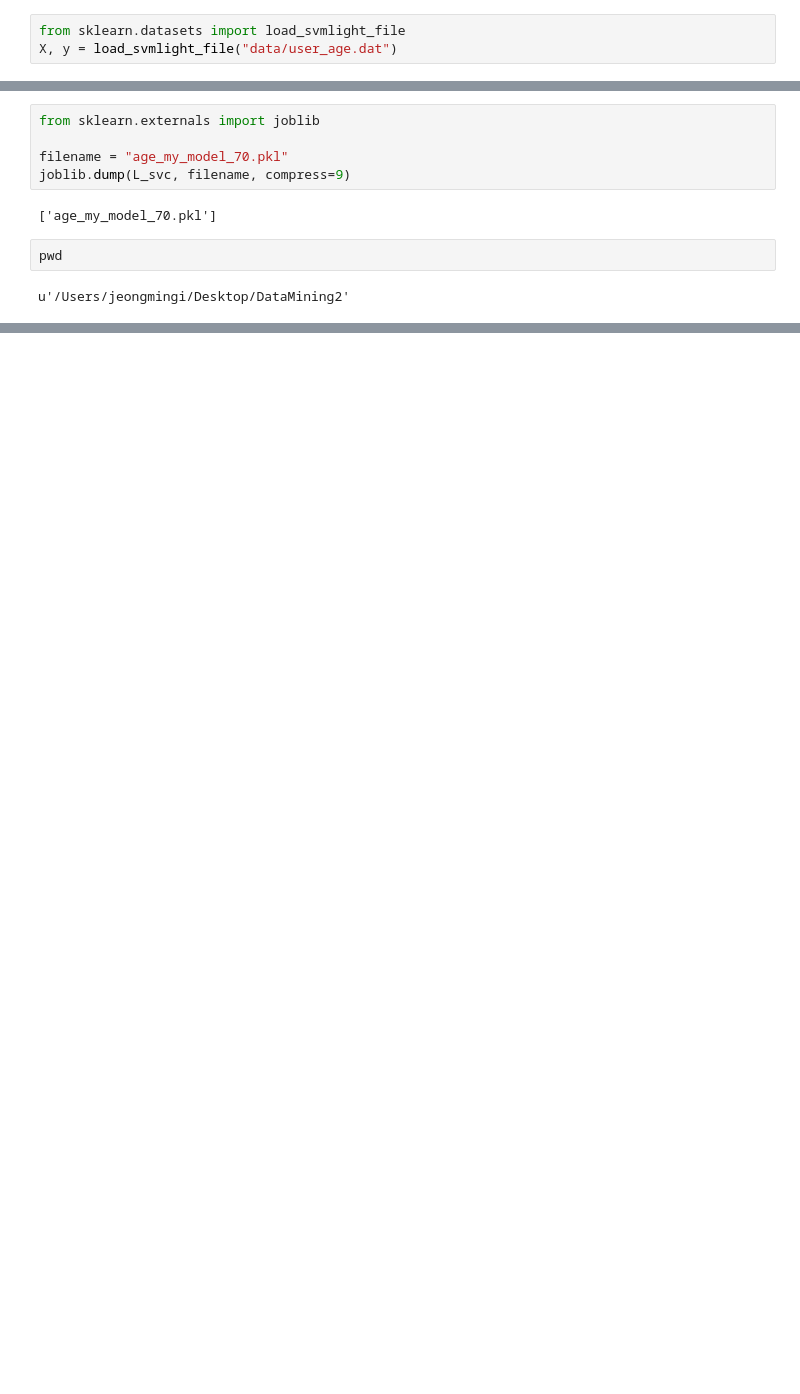
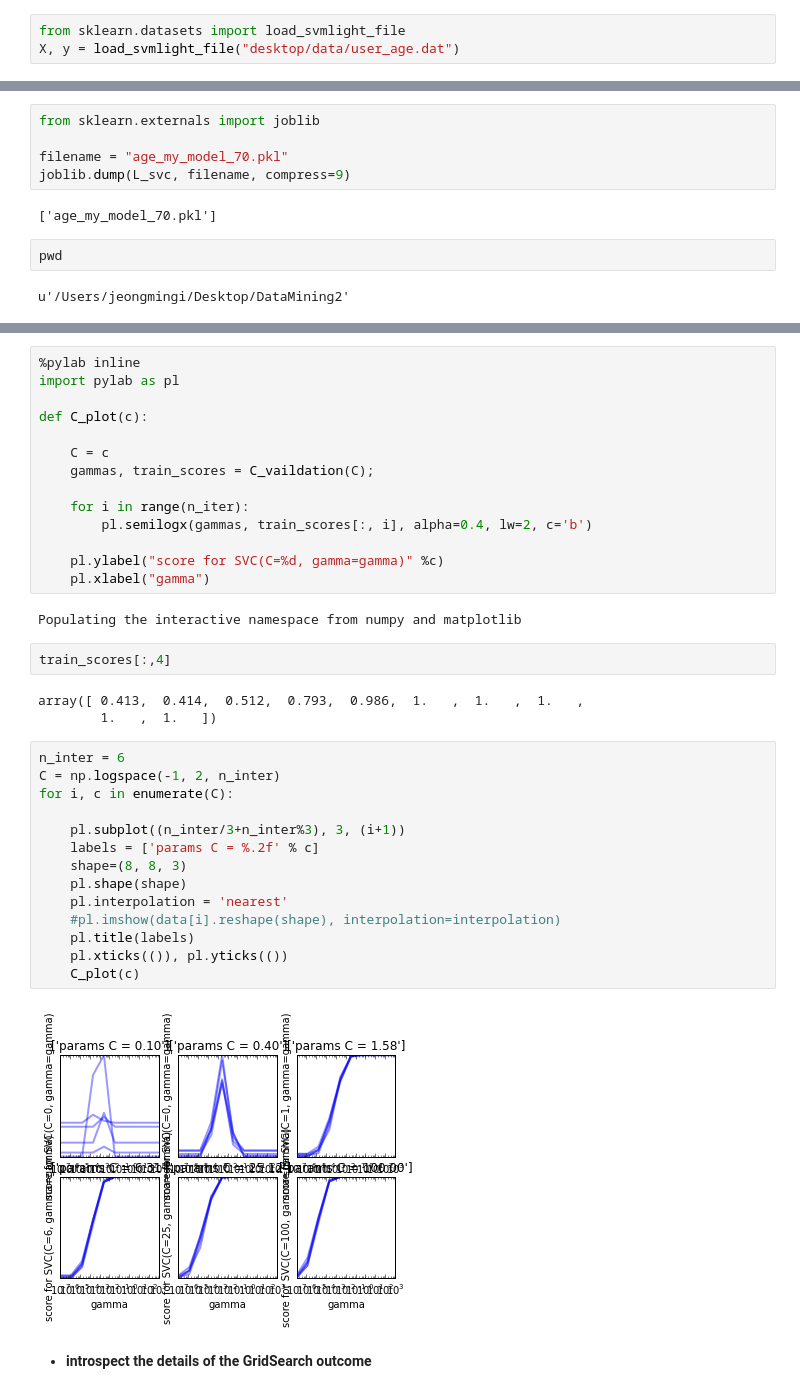
Before and after one commit to Kugi/sw_maestro_data_mining, a Jupyter notebook: Min's/DataMining/1단계 학습/classification/user_age_predicted.ipynb, the cells around one changed output, grey strips where cells are left out. Saved outputs shown, nothing was run; the diff lists cells and outputs as text; blank space fills up the shorter version.

```diff
--- a/Min's/DataMining/1단계 학습/classification/user_age_predicted.ipynb
+++ b/Min's/DataMining/1단계 학습/classification/user_age_predicted.ipynb
@@ -13,7 +7,7 @@ import pickle
 #### - 따라서 classification은 10대, 20대, 30대... 을 구분하는데 사용한다.
 # %%
 from sklearn.datasets import load_svmlight_file
-X, y = load_svmlight_file("data/user_age.dat")
+X, y = load_svmlight_file("desktop/data/user_age.dat")
 # %%
 print X.shape, y.shape
 n_samples, n_features = X.shape
@@ -72,0 +112,40 @@ u'/Users/jeongmingi/Desktop/DataMining2'
+# %%
+%pylab inline
+import pylab as pl
+
+def C_plot(c):
+
+    C = c
+    gammas, train_scores = C_vaildation(C);
+
+    for i in range(n_iter):
+        pl.semilogx(gammas, train_scores[:, i], alpha=0.4, lw=2, c='b')
+
+    pl.ylabel("score for SVC(C=%d, gamma=gamma)" %c)
+    pl.xlabel("gamma")
+# %% [output]
+Populating the interactive namespace from numpy and matplotlib
+# %%
+train_scores[:,4]
+# %% [output]
+array([ 0.413,  0.414,  0.512,  0.793,  0.986,  1.   ,  1.   ,  1.   ,
+        1.   ,  1.   ])
+# %%
+n_inter = 6
+C = np.logspace(-1, 2, n_inter)
+for i, c in enumerate(C):
+
+    pl.subplot((n_inter/3+n_inter%3), 3, (i+1))
+    labels = ['params C = %.2f' % c]
+    shape=(8, 8, 3)
+    pl.shape(shape)
+    pl.interpolation = 'nearest'
+    #pl.imshow(data[i].reshape(shape), interpolation=interpolation)
+    pl.title(labels)
+    pl.xticks(()), pl.yticks(())
+    C_plot(c)
+# %% [output]
+[figure, added]
+# %% [markdown]
+
+* **introspect the details of the GridSearch outcome**
```
Also changed, not shown: parts of 21 cells of this notebook, 13 other files.
